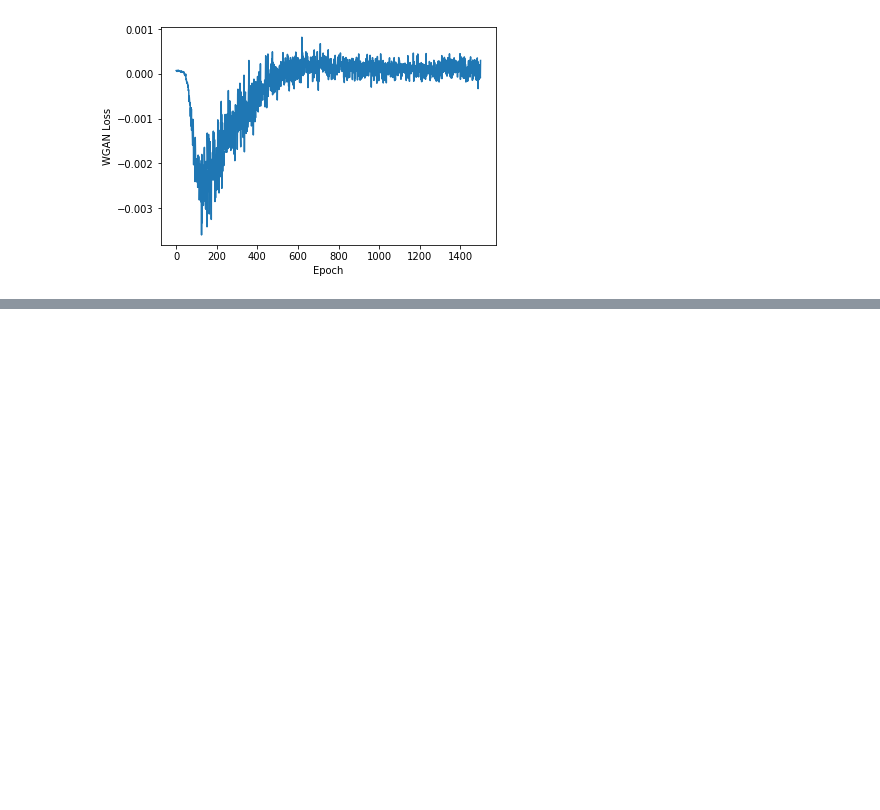
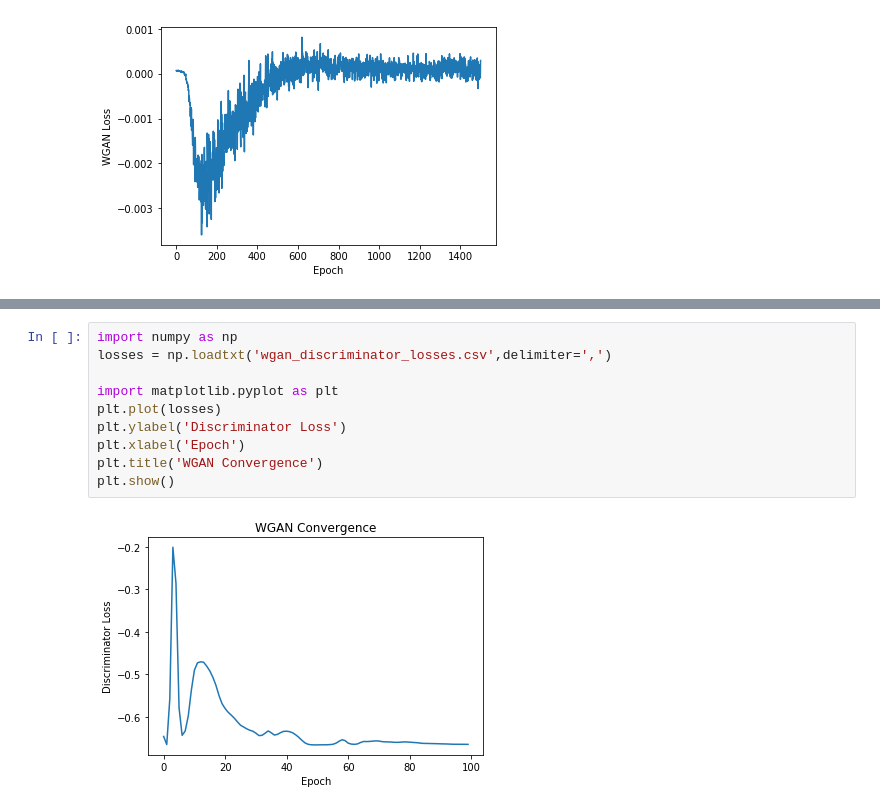
Before and after one commit to kojino/GAN-Convergence, a Jupyter notebook: script/mnist.ipynb, the cells around one changed output, grey strips where cells are left out. Cells and saved outputs as stored; diff of their text form; blank space fills up the shorter version.

```diff
--- a/script/mnist.ipynb
+++ b/script/mnist.ipynb
@@ -480,0 +519,12 @@ plt.show()
+# %%
+import numpy as np
+losses = np.loadtxt('wgan_discriminator_losses.csv',delimiter=',')
+
+import matplotlib.pyplot as plt
+plt.plot(losses)
+plt.ylabel('Discriminator Loss')
+plt.xlabel('Epoch')
+plt.title('WGAN Convergence')
+plt.show()
+# %% [output]
+[figure, added]
```
Also changed, not shown: parts of 3 cells of this notebook, 7 other files.
